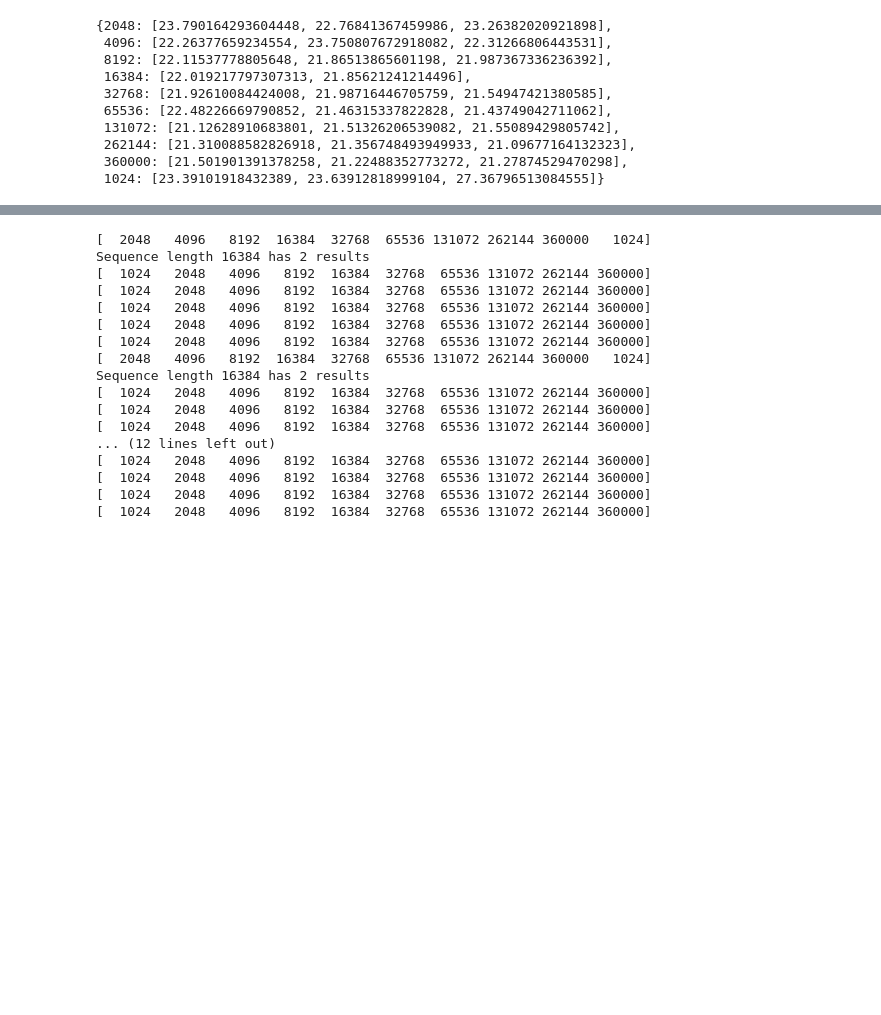
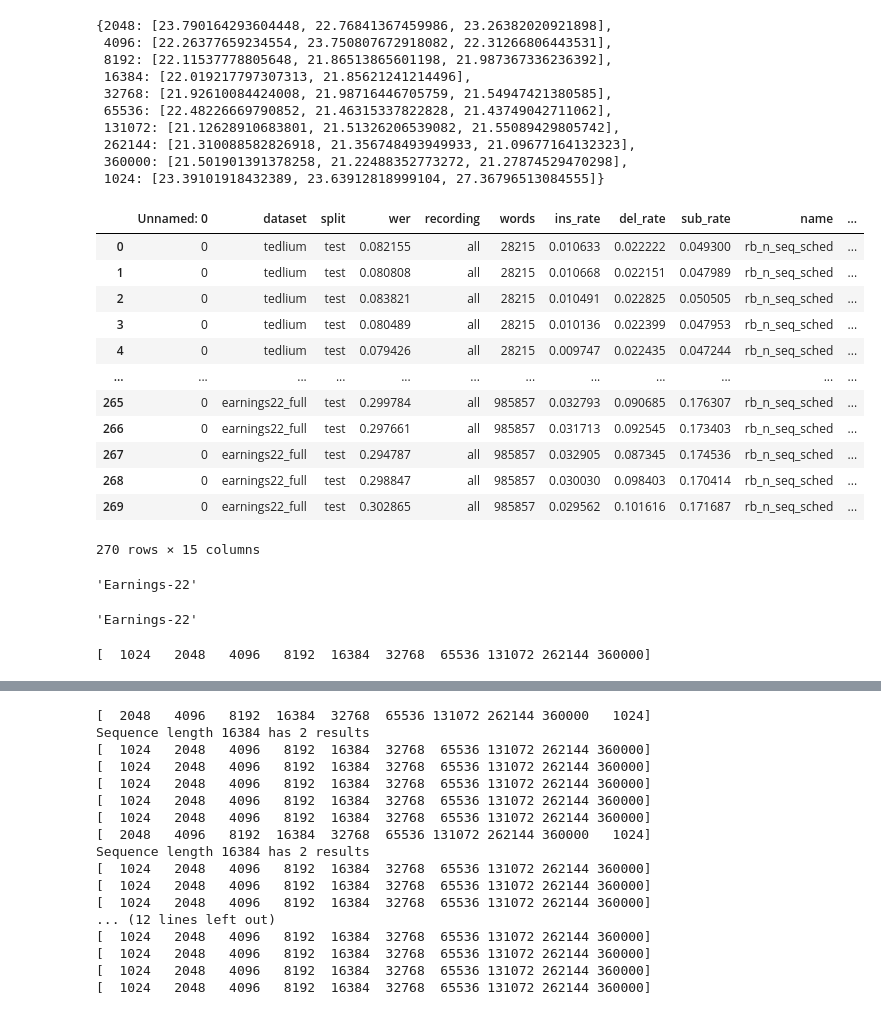
Before and after one commit to robflynnyh/long-context-asr, a Jupyter notebook: eval/results/eval.ipynb, the cells around one changed output, grey strips where cells are left out. Cells and saved outputs as stored; diff of their text form; code cells hidden in the pictures; blank space fills up the shorter version.

```diff
--- a/eval/results/eval.ipynb
+++ b/eval/results/eval.ipynb
@@ -485,3 +484,33 @@ Sequence length 16384 has 2 results
  262144: [21.310088582826918, 21.356748493949933, 21.09677164132323],
  360000: [21.501901391378258, 21.22488352773272, 21.27874529470298],
  1024: [23.39101918432389, 23.63912818999104, 27.36796513084555]}
+# %%
+l3_768D_csv
+# %% [output]
+|  | Unnamed: 0 | dataset | split | wer | recording | words | ins_rate | del_rate | sub_rate | name | ... |
+| 0 | 0 | tedlium | test | 0.082155 | all | 28215 | 0.010633 | 0.022222 | 0.049300 | rb_n_seq_sched | ... |
+| 1 | 0 | tedlium | test | 0.080808 | all | 28215 | 0.010668 | 0.022151 | 0.047989 | rb_n_seq_sched | ... |
+| 2 | 0 | tedlium | test | 0.083821 | all | 28215 | 0.010491 | 0.022825 | 0.050505 | rb_n_seq_sched | ... |
+| 3 | 0 | tedlium | test | 0.080489 | all | 28215 | 0.010136 | 0.022399 | 0.047953 | rb_n_seq_sched | ... |
+| 4 | 0 | tedlium | test | 0.079426 | all | 28215 | 0.009747 | 0.022435 | 0.047244 | rb_n_seq_sched | ... |
+| ... | ... | ... | ... | ... | ... | ... | ... | ... | ... | ... | ... |
+| 265 | 0 | earnings22_full | test | 0.299784 | all | 985857 | 0.032793 | 0.090685 | 0.176307 | rb_n_seq_sched | ... |
+| 266 | 0 | earnings22_full | test | 0.297661 | all | 985857 | 0.031713 | 0.092545 | 0.173403 | rb_n_seq_sched | ... |
+| 267 | 0 | earnings22_full | test | 0.294787 | all | 985857 | 0.032905 | 0.087345 | 0.174536 | rb_n_seq_sched | ... |
+| 268 | 0 | earnings22_full | test | 0.298847 | all | 985857 | 0.030030 | 0.098403 | 0.170414 | rb_n_seq_sched | ... |
+| 269 | 0 | earnings22_full | test | 0.302865 | all | 985857 | 0.029562 | 0.101616 | 0.171687 | rb_n_seq_sched | ... |
+270 rows × 15 columns
+# %%
+d
+# %% [output]
+'Earnings-22'
+# %%
+d
+# %% [output]
+'Earnings-22'
+# %%
+l3_768D_csv = pd.read_csv('model_sizes/evals_windowed_3l_768D.csv')
+l3_768D_data_e22 = get_data(l3_768D_csv, dataset="this_american_life", average_duplicates=True)
+l3_768D_data_e22_pd = get_percentage_decrease_json(l3_768D_data_e22)
+# %% [output]
+[  1024   2048   4096   8192  16384  32768  65536 131072 262144 360000]
```
Also changed, not shown: parts of 9 cells of this notebook, 13 other files.
